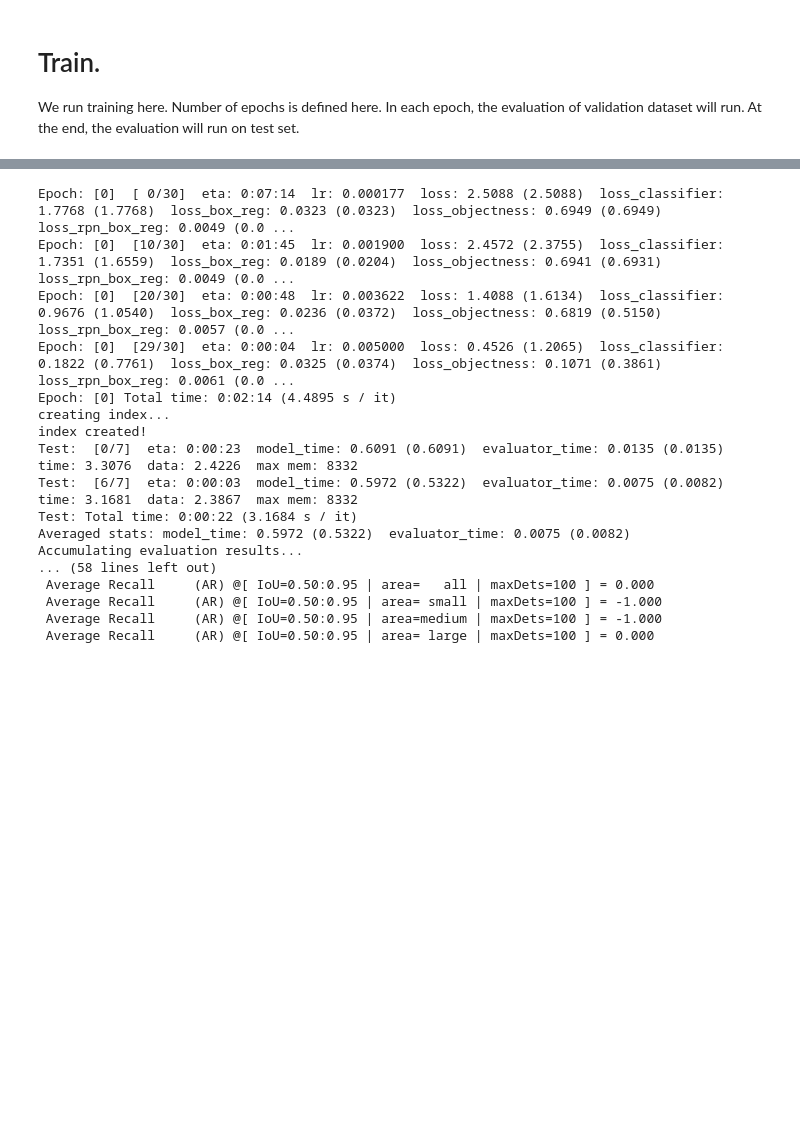
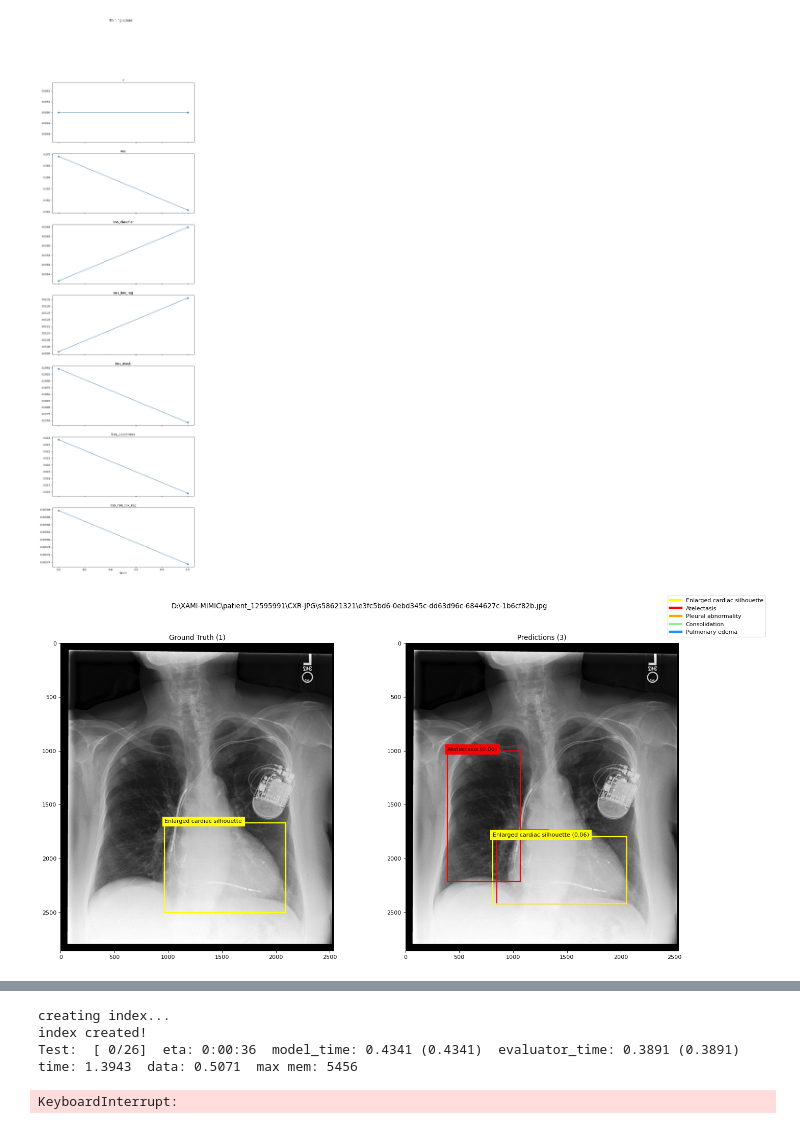
Before and after one commit to ChihchengHsieh/multimodal-abnormalities-detection, a Jupyter notebook: [3] train.ipynb, the cells around one changed output, grey strips where cells are left out. Drawn from its saved outputs; the diff is of its cells as text; code cells hidden in the pictures; blank space fills up the shorter version.

```diff
--- a/[3] train.ipynb
+++ b/[3] train.ipynb
@@ -134,0 +132,8 @@ MultimodalFasterRCNN(
+# %%
+model = get_model_instance_segmentation(len(train_dataset.labels_cols) +1)
+# model = get_multimodal_model_instance_segmentation(
+#     len(train_dataset.labels_cols) +1,
+#     use_clinical=use_clinical,
+# )
+
+model.to(device)
@@ -143,41 +162,69 @@ We define what are those parameters should be trained. And, also define the opti
 # %%
 params = [p for p in model.parameters() if p.requires_grad]
+lr_scheduler = None
 
 # construct an optimizer
+
+# optimizer = torch.optim.Adam(params, lr=0.05 ,weight_decay=0.0005)
+# lr_scheduler = None
+
+## Original Setting (Kinda work)
 optimizer = torch.optim.SGD(params, lr=0.005,
                             momentum=0.9, weight_decay=0.0005)
+
 # and a learning rate scheduler
 lr_scheduler = torch.optim.lr_scheduler.StepLR(optimizer,
-                                                step_size=3,
-                                                gamma=0.1)
+                                                step_size=10,
+                                                gamma=0.5)
-# %% [markdown]
-# Train.
-
-We run training here. Number of epochs is defined here. In each epoch, the evaluation of validation dataset will run. At the end, the evaluation will run on test set.
 # %%
-num_epochs = 200
+num_epochs = 100
 
 train_logers = []
 val_evaluators = []
 
 start_t = datetime.now()
 
 for epoch in range(num_epochs):
     # train for one epoch, printing every 10 iterations
-    train_loger = train_one_epoch(model, optimizer, train_dataloader, device, epoch, print_freq=10)
+    model.train()
+
+    train_loger = xami_train_one_epoch(
+        model, optimizer, train_dataloader, device, epoch, print_freq=10
+    )
     train_logers.append(train_loger)
 
+    model.eval()
+
+    plot_loss(train_logers)
+
+    for i in [250, 99, 199]:
+        plot_result(
+            model=model,
+            dataset=detect_eval_dataset,
+            device=device,
+            idx= i,
+            legend_elements= legend_elements,
+            disease_cmap =disease_cmap,
+            seg=False,
+            seg_thres=0.5,
+        )
+
     # update the learning rate
-    lr_scheduler.step()
+    if not lr_scheduler is None:
+        lr_scheduler.step()
     # evaluate on the test dataset
-    val_evaluator = evaluate(model, val_dataloader, device=device)
+    val_evaluator = xami_evaluate(model, val_dataloader, device=device)
     val_evaluators.append(val_evaluator)
 
 end_t = datetime.now()
 
 sec_took = (end_t - start_t).seconds
 
-print_f.print_title(f"| Training Done, start testing! | Training time: [{sec_took}] seconds, Avg time / Epoch: [{sec_took/num_epochs}] seconds")
+print_f.print_title(
+    f"| Training Done, start testing! | Training time: [{sec_took}] seconds, Avg time / Epoch: [{sec_took/num_epochs}] seconds"
+)
 
-test_evaluator = evaluate(model, test_dataloader, device=device)
+test_evaluator = xami_evaluate(model, test_dataloader, device=device)
 # %% [output]
+[figure, added]
+[figure, added]
@@ -184,17 +233,4 @@ test_evaluator = evaluate(model, test_dataloader, device=device)
-Epoch: [0]  [ 0/30]  eta: 0:07:14  lr: 0.000177  loss: 2.5088 (2.5088)  loss_classifier: 1.7768 (1.7768)  loss_box_reg: 0.0323 (0.0323)  loss_objectness: 0.6949 (0.6949)  loss_rpn_box_reg: 0.0049 (0.0 ...
-Epoch: [0]  [10/30]  eta: 0:01:45  lr: 0.001900  loss: 2.4572 (2.3755)  loss_classifier: 1.7351 (1.6559)  loss_box_reg: 0.0189 (0.0204)  loss_objectness: 0.6941 (0.6931)  loss_rpn_box_reg: 0.0049 (0.0 ...
-Epoch: [0]  [20/30]  eta: 0:00:48  lr: 0.003622  loss: 1.4088 (1.6134)  loss_classifier: 0.9676 (1.0540)  loss_box_reg: 0.0236 (0.0372)  loss_objectness: 0.6819 (0.5150)  loss_rpn_box_reg: 0.0057 (0.0 ...
-Epoch: [0]  [29/30]  eta: 0:00:04  lr: 0.005000  loss: 0.4526 (1.2065)  loss_classifier: 0.1822 (0.7761)  loss_box_reg: 0.0325 (0.0374)  loss_objectness: 0.1071 (0.3861)  loss_rpn_box_reg: 0.0061 (0.0 ...
-Epoch: [0] Total time: 0:02:14 (4.4895 s / it)
 creating index...
 index created!
-Test:  [0/7]  eta: 0:00:23  model_time: 0.6091 (0.6091)  evaluator_time: 0.0135 (0.0135)  time: 3.3076  data: 2.4226  max mem: 8332
-Test:  [6/7]  eta: 0:00:03  model_time: 0.5972 (0.5322)  evaluator_time: 0.0075 (0.0082)  time: 3.1681  data: 2.3867  max mem: 8332
-Test: Total time: 0:00:22 (3.1684 s / it)
-Averaged stats: model_time: 0.5972 (0.5322)  evaluator_time: 0.0075 (0.0082)
-Accumulating evaluation results...
-... (58 lines left out)
- Average Recall     (AR) @[ IoU=0.50:0.95 | area=   all | maxDets=100 ] = 0.000
- Average Recall     (AR) @[ IoU=0.50:0.95 | area= small | maxDets=100 ] = -1.000
- Average Recall     (AR) @[ IoU=0.50:0.95 | area=medium | maxDets=100 ] = -1.000
- Average Recall     (AR) @[ IoU=0.50:0.95 | area= large | maxDets=100 ] = 0.000
+Test:  [ 0/26]  eta: 0:00:36  model_time: 0.4341 (0.4341)  evaluator_time: 0.3891 (0.3891)  time: 1.3943  data: 0.5071  max mem: 5456
+KeyboardInterrupt:
```
Also changed, not shown: parts of 27 cells of this notebook, 5 other files.
